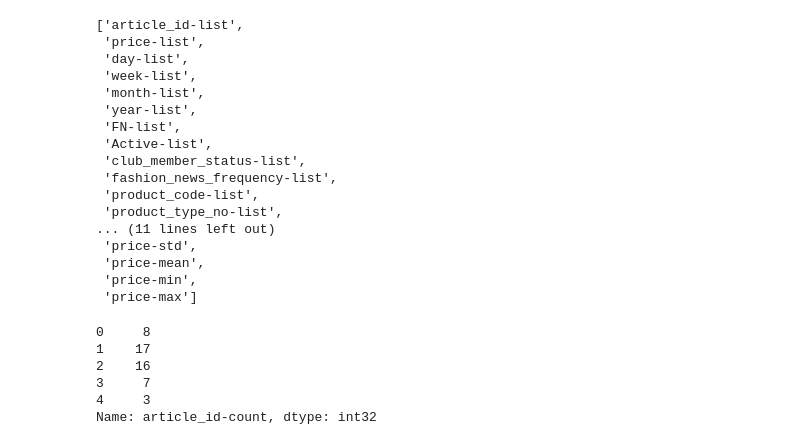
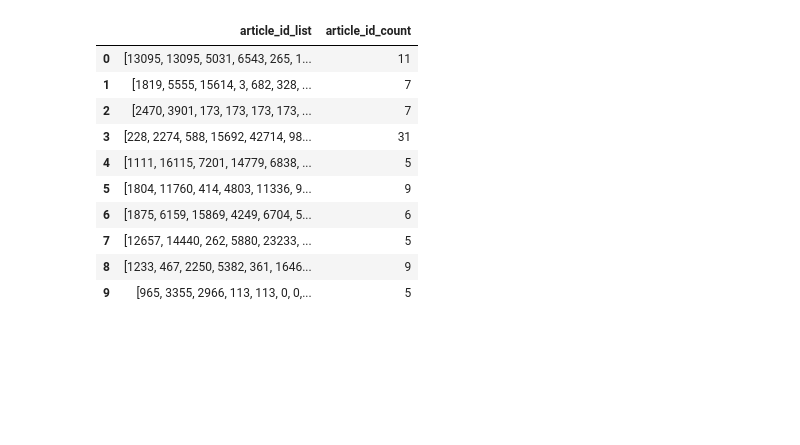
Before and after one commit to joaomiguelol/cv_recsys_deploy, a Jupyter notebook: notebooks/02-transformers4rec.ipynb, the cells around one changed output. Cells and saved outputs as stored; diff of their text form; code cells hidden in the pictures; blank space fills up the shorter version.

```diff
--- a/notebooks/02-transformers4rec.ipynb
+++ b/notebooks/02-transformers4rec.ipynb
@@ -213,32 +206,17 @@ MemoryError: std::bad_alloc: out_of_memory: CUDA error at: /usr/local/include/rm
-# %%
-groupby_features.output_columns.grouped_names
-# %% [output]
-['article_id-list',
- 'price-list',
- 'day-list',
- 'week-list',
- 'month-list',
- 'year-list',
- 'FN-list',
- 'Active-list',
- 'club_member_status-list',
- 'fashion_news_frequency-list',
- 'product_code-list',
- 'product_type_no-list',
-... (11 lines left out)
- 'price-std',
- 'price-mean',
- 'price-min',
- 'price-max']
-# %%
-train.head()['article_id-count']
-# %% [output]
-0     8
-1    17
-2    16
-3     7
-4     3
-Name: article_id-count, dtype: int32
+# %%
+train.head(10)[['article_id_list','article_id_count']]
+# %% [output]
+|  | article_id_list | article_id_count |
+| 0 | [13095, 13095, 5031, 6543, 265, 1... | 11 |
+| 1 | [1819, 5555, 15614, 3, 682, 328, ... | 7 |
+| 2 | [2470, 3901, 173, 173, 173, 173, ... | 7 |
+| 3 | [228, 2274, 588, 15692, 42714, 98... | 31 |
+| 4 | [1111, 16115, 7201, 14779, 6838, ... | 5 |
+| 5 | [1804, 11760, 414, 4803, 11336, 9... | 9 |
+| 6 | [1875, 6159, 15869, 4249, 6704, 5... | 6 |
+| 7 | [12657, 14440, 262, 5880, 23233, ... | 5 |
+| 8 | [1233, 467, 2250, 5382, 361, 1646... | 9 |
+| 9 | [965, 3355, 2966, 113, 113, 0, 0,... | 5 |
 # %%
 wf.output_schema
 # %% [output]
```
Also changed, not shown: parts of 6 cells of this notebook.
